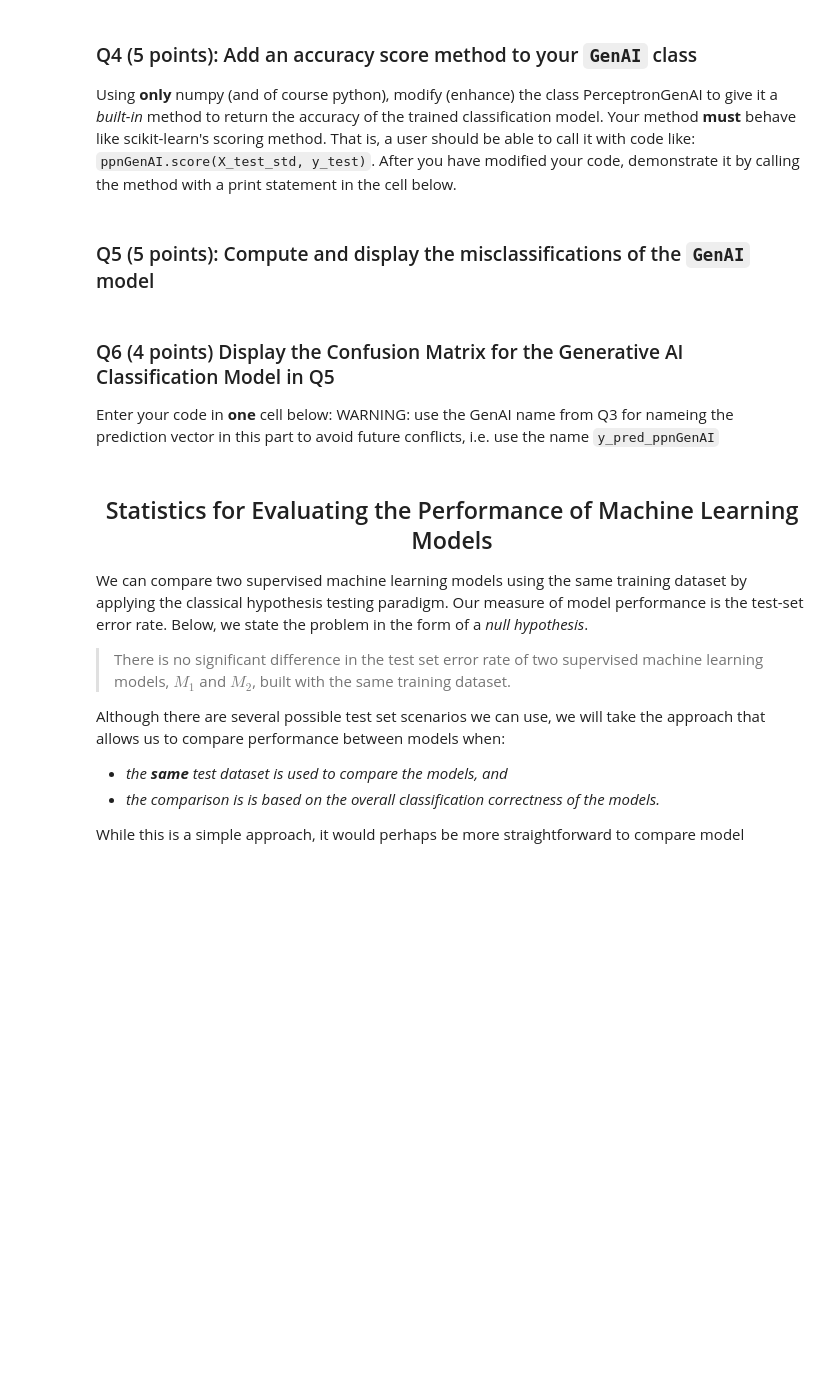
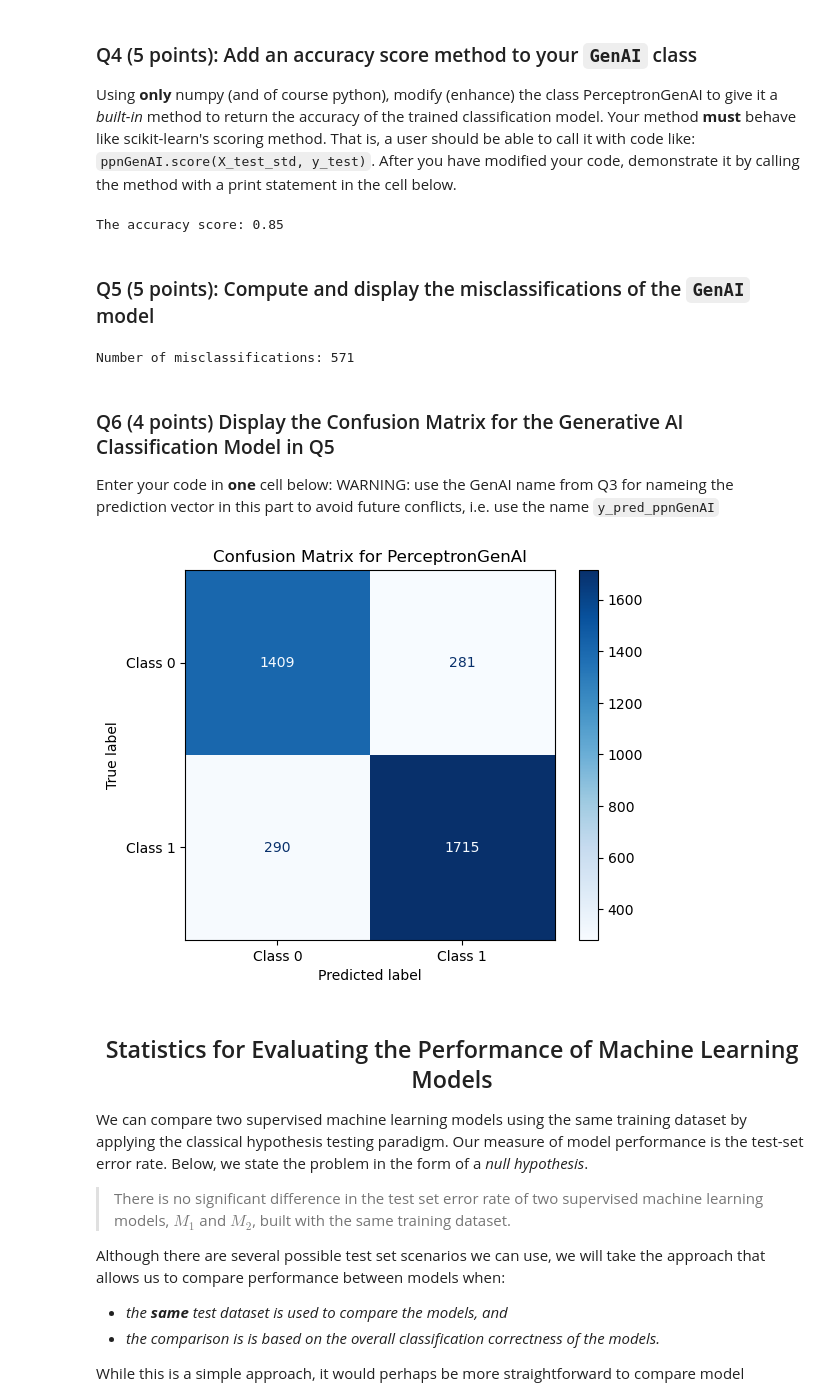
Before and after one commit to Zeni1137/ISAT341_Lab11, a Jupyter notebook: Lab11-FinalExam-Adaline_Sp24_mnist.ipynb, the cells around one changed output. Cells and saved outputs as stored; diff of their text form; code cells hidden in the pictures; blank space fills up the shorter version.

````diff
--- a/Lab11-FinalExam-Adaline_Sp24_mnist.ipynb
+++ b/Lab11-FinalExam-Adaline_Sp24_mnist.ipynb
@@ -516,7 +552,8 @@ ppnGenAI.fit(X_train_std, y_train, learning_rate=0.0003, epochs=100)
 ```
 # %%
 # Example usage:
-
+ppnGenAI = PerceptronGenAI(input_size=X_train_std.shape[1])
+ppnGenAI.fit(X_train_std, y_train, learning_rate=0.0003, epochs=100)
 
 
 
@@ -532,11 +585,33 @@ NameError: name 'X_test_std' is not defined
 # %% [markdown]
 ### <font color='green'/> Q4 (5 points): Add an accuracy score method to your `GenAI` class
 Using **only** numpy (and of course python), modify (enhance) the class PerceptronGenAI to give it a *built-in* method to return the accuracy of the trained classification model. Your method **must** behave like scikit-learn's scoring method. That is, a user should be able to call it with code like: `ppnGenAI.score(X_test_std, y_test)`. After you have modified your code, demonstrate it by calling the method with a print statement in the cell below.
+# %%
+print('The accuracy score: {:.2f}'.format(ppnGenAI.score(X_test_std, y_test)))
+# %% [output]
+The accuracy score: 0.85
 # %% [markdown]
 ### <font color='green'/> Q5 (5 points): Compute and display the misclassifications of the `GenAI` model
+# %%
+y_pred_ppnGenAI = ppnGenAI.predict(X_test_std).round()
+print("Number of misclassifications:", np.sum(y_pred_ppnGenAI != y_test))
+# %% [output]
+Number of misclassifications: 571
 # %% [markdown]
 ### <font color='green'/>Q6 (4 points) Display the Confusion Matrix for the  Generative AI  Classification Model in Q5
 Enter your code in **one** cell below: <font color='red'/><font color='red'/>WARNING:  use the GenAI name from Q3 for nameing  the prediction vector in this part to avoid future conflicts, i.e. use the name `y_pred_ppnGenAI`
+# %%
+cm = confusion_matrix(y_test, y_pred_ppnGenAI)
+
+# Define display labels
+display_labels = ['Class 0', 'Class 1']  # Update these labels based on your actual classes
+
+# Display the confusion matrix
+disp = ConfusionMatrixDisplay(confusion_matrix=cm, display_labels=display_labels)
+disp.plot(cmap='Blues')
+plt.title('Confusion Matrix for PerceptronGenAI')
+plt.show()
+# %% [output]
+[figure, added]
 # %% [markdown]
 <center>
 
````
Also changed, not shown: parts of 26 cells of this notebook.
